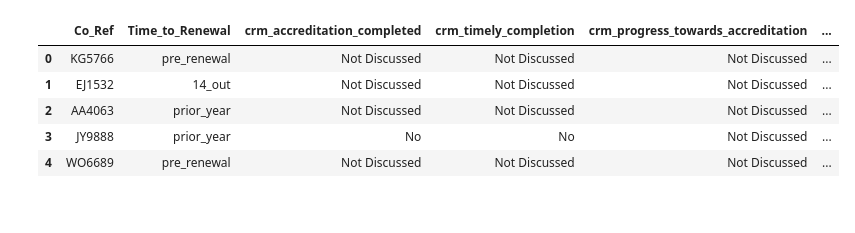
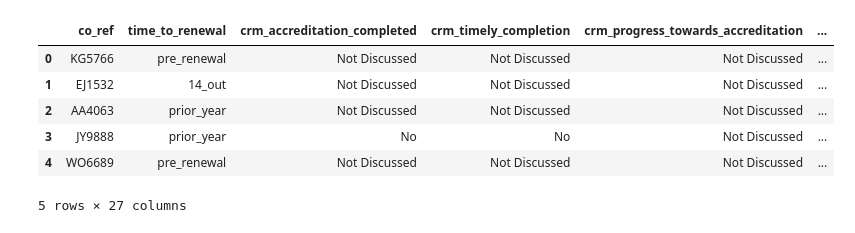
Before and after one commit to Moonlight304/customer-churn-prediction, a Jupyter notebook: notebooks/02_eda_visualization/emails_eda.ipynb, the cells around one changed output. Cells and saved outputs as stored; diff of their text form; code cells hidden in the pictures.

Commit message:
refactored emails & renewal_calls eda

```diff
--- a/notebooks/02_eda_visualization/emails_eda.ipynb
+++ b/notebooks/02_eda_visualization/emails_eda.ipynb
@@ -4,15 +4,17 @@ import numpy as np
 import matplotlib.pyplot as plt
 import seaborn as sns
 
-plt.style.use('ggplot')
-pd.set_option('display.max_columns', None)
+sns.set_theme(style="whitegrid")
 # %%
-emails = pd.read_csv('../../data/01_raw/raw_emails.csv', low_memory=False)
-emails.head()
+df = pd.read_csv('../../data/01_raw/raw_emails.csv', low_memory=False)
+df.columns = df.columns.str.lower().str.strip()
+
+df.head()
 # %% [output]
-|  | Co_Ref | Time_to_Renewal | crm_accreditation_completed | crm_timely_completion | crm_progress_towards_accreditation | ... |
+|  | co_ref | time_to_renewal | crm_accreditation_completed | crm_timely_completion | crm_progress_towards_accreditation | ... |
 | 0 | KG5766 | pre_renewal | Not Discussed | Not Discussed | Not Discussed | ... |
 | 1 | EJ1532 | 14_out | Not Discussed | Not Discussed | Not Discussed | ... |
 | 2 | AA4063 | prior_year | Not Discussed | Not Discussed | Not Discussed | ... |
 | 3 | JY9888 | prior_year | No | No | Not Discussed | ... |
 | 4 | WO6689 | pre_renewal | Not Discussed | Not Discussed | Not Discussed | ... |
+5 rows × 27 columns
```
Also changed, not shown: parts of 13 cells of this notebook, 1 other file.
